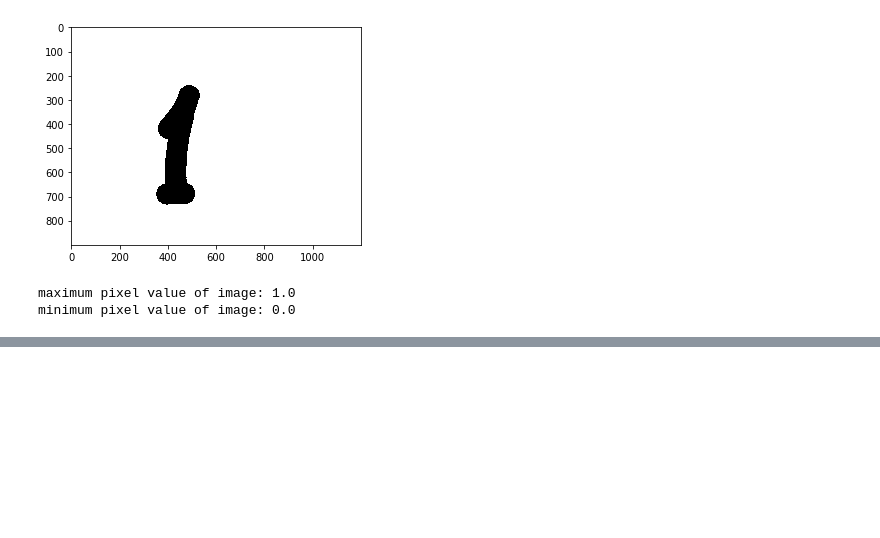
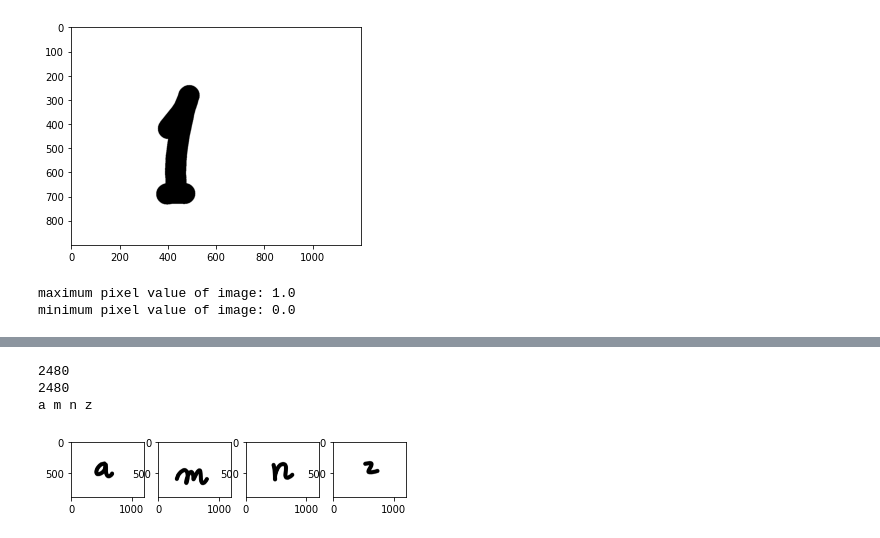
Before and after one commit to manohar2000/MIDAS_Challenge, a Jupyter notebook: Part_1.ipynb, the cells around one changed output, grey strips where cells are left out. Saved outputs shown, nothing was run; the diff lists cells and outputs as text; code cells hidden in the pictures; blank space fills up the shorter version.

```diff
--- a/Part_1.ipynb
+++ b/Part_1.ipynb
@@ -158,9 +198,9 @@ for i in os.listdir(root_dir)[10:]: #accessing folder after Sample010 i.e folder
     if(count==78): break #if we have accessed the Z folder then break the loop
 # %%
 count = 78
-for i in os.listdir(root_dir)[23:]: #accessing folder after Sample010 i.e folders after the alphabet m
+for i in sorted(os.listdir(root_dir))[23:]: #accessing folder after Sample010 i.e folders after the alphabet m
     for j in os.listdir(root_dir + "/" + i):
-        X.append(plt.imread(root_dir+"/" + i + "/" + j))
+        X.append(cv2.imread(root_dir+"/" + i + "/" + j))
         y.append(chr(count))
 
     count+=1
@@ -196,9 +236,9 @@ A M N Z
 # storing lower case alphabets (a-z)
 count = 97  #ascii value of A. We'll go till 122 i.e ascii value of z
 
-for i in os.listdir(root_dir)[36:]:#accessing folder after Sample036 i.e folders after the upper case alphabet Z
+for i in sorted(os.listdir(root_dir))[36:]:#accessing folder after Sample036 i.e folders after the upper case alphabet Z
     for j in os.listdir(root_dir + "/" + i):
-        X.append(plt.imread(root_dir+"/" + i + "/" + j))
+        X.append(cv2.imread(root_dir+"/" + i + "/" + j))
         y.append(chr(count))
 
 
@@ -206,11 +246,38 @@ for i in os.listdir(root_dir)[36:]:#accessing folder after Sample036 i.e folders
     if(count==110): break #if we have accessed the z folder then break the loop
 # %%
 count = 110
-for i in os.listdir(root_dir)[49:]: #accessing folder after Sample048 i.e folders after the lower case alphabet m
+for i in sorted(os.listdir(root_dir))[49:]: #accessing folder after Sample048 i.e folders after the lower case alphabet m
     for j in os.listdir(root_dir + "/" + i):
-        X.append(plt.imread(root_dir+"/" + i + "/" + j))
+        X.append(cv2.imread(root_dir+"/" + i + "/" + j))
         y.append(chr(count))
 
 
     count+=1
     if(count==123): break #if we have accessed the z folder then break the loop
+# %%
+#sanity check
+print(len(X))
+print(len(y))
+
+plt.subplot(1,4,1)
+plt.imshow(X[1440])
+
+plt.subplot(1,4,2)
+plt.imshow(X[1959])
+
+plt.subplot(1,4,3)
+plt.imshow(X[1960])
+
+
+plt.subplot(1,4,4)
+plt.imshow(X[2479])
+
+
+
+
+print(y[1440],y[1959], y[1960],y[2479])
+# %% [output]
+2480
+2480
+a m n z
+[figure, added]
```
Also changed, not shown: parts of 24 cells of this notebook.
